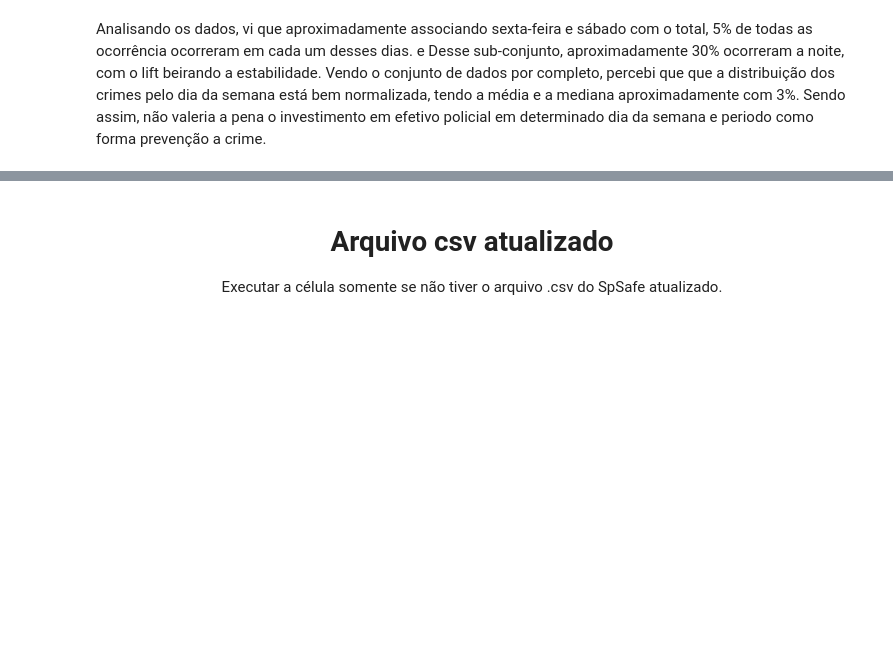
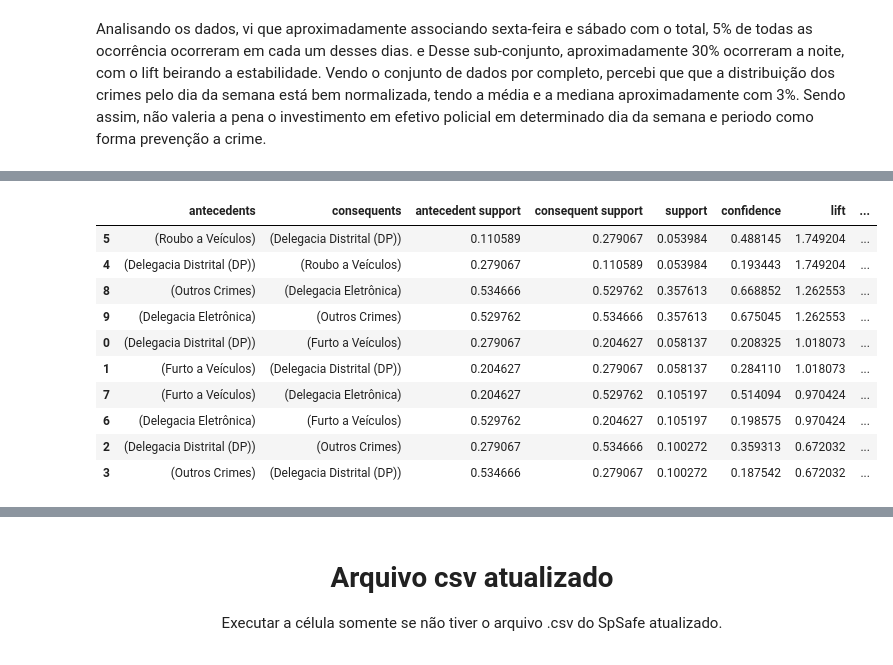
Before and after one commit to Matheuskpds/Ciencia-de-Dados-Projeto-TP, a Jupyter notebook: main.ipynb, the cells around one changed output, grey strips where cells are left out. Saved outputs shown, nothing was run; the diff lists cells and outputs as text; code cells hidden in the pictures; blank space fills up the shorter version.

```diff
--- a/main.ipynb
+++ b/main.ipynb
@@ -1931,0 +2065,4 @@ Mediana do suporte: 0.0283
+# %%
+df_elab_group = df[['NUM_BO','GRUPO_CRIME', 'GRUPO_ELAB']].copy()
+df_elab_group.dropna(inplace=True)
+df_elab_group
@@ -1931,0 +2101,3 @@ Mediana do suporte: 0.0283
+# %%
+df_elab_group['itens'] = df_elab_group.apply(lambda row: [row['GRUPO_CRIME'], row['GRUPO_ELAB']], axis=1)
+print(df_elab_group[['itens']].head(5))
@@ -1931,0 +2150,10 @@ Mediana do suporte: 0.0283
+# %%
+from mlxtend.preprocessing import TransactionEncoder
+
+# Inicializar e transformar os dados
+te = TransactionEncoder()
+te_ary = te.fit(df_elab_group['itens']).transform(df_elab_group['itens'])
+
+# Criar DataFrame codificado
+df_encoded_elab_group = pd.DataFrame(te_ary, columns=te.columns_)
+df_encoded_elab_group
@@ -1931,0 +2198,13 @@ Mediana do suporte: 0.0283
+# %%
+from mlxtend.frequent_patterns import apriori
+
+# Encontrar itens frequentes (pares crime + delegacia)
+frequent_itemsets = apriori(
+    df_encoded_elab_group,
+    min_support=0.05,  # Ajuste conforme seu dataset (ex: 5% das ocorrências)
+    use_colnames=True
+)
+
+# Ordenar por suporte
+frequent_itemsets_group = frequent_itemsets.sort_values(by='support', ascending=False)
+frequent_itemsets_group
@@ -1931,0 +2228,24 @@ Mediana do suporte: 0.0283
+# %%
+from mlxtend.frequent_patterns import association_rules
+
+# Gerar regras com base na confiança ou lift
+rules = association_rules(
+    frequent_itemsets,
+    metric='confidence',
+    min_threshold=0.00  # Confiança mínima de 0%
+)
+
+# Filtrar regras relevantes (ex: lift > 1.5)
+rules[rules['lift'] >= 0.01].sort_values(by='lift', ascending=False)
+# %% [output]
+|  | antecedents | consequents | antecedent support | consequent support | support | confidence | lift | ... |
+| 5 | (Roubo a Veículos) | (Delegacia Distrital (DP)) | 0.110589 | 0.279067 | 0.053984 | 0.488145 | 1.749204 | ... |
+| 4 | (Delegacia Distrital (DP)) | (Roubo a Veículos) | 0.279067 | 0.110589 | 0.053984 | 0.193443 | 1.749204 | ... |
+| 8 | (Outros Crimes) | (Delegacia Eletrônica) | 0.534666 | 0.529762 | 0.357613 | 0.668852 | 1.262553 | ... |
+| 9 | (Delegacia Eletrônica) | (Outros Crimes) | 0.529762 | 0.534666 | 0.357613 | 0.675045 | 1.262553 | ... |
+| 0 | (Delegacia Distrital (DP)) | (Furto a Veículos) | 0.279067 | 0.204627 | 0.058137 | 0.208325 | 1.018073 | ... |
+| 1 | (Furto a Veículos) | (Delegacia Distrital (DP)) | 0.204627 | 0.279067 | 0.058137 | 0.284110 | 1.018073 | ... |
+| 7 | (Furto a Veículos) | (Delegacia Eletrônica) | 0.204627 | 0.529762 | 0.105197 | 0.514094 | 0.970424 | ... |
+| 6 | (Delegacia Eletrônica) | (Furto a Veículos) | 0.529762 | 0.204627 | 0.105197 | 0.198575 | 0.970424 | ... |
+| 2 | (Delegacia Distrital (DP)) | (Outros Crimes) | 0.279067 | 0.534666 | 0.100272 | 0.359313 | 0.672032 | ... |
+| 3 | (Outros Crimes) | (Delegacia Distrital (DP)) | 0.534666 | 0.279067 | 0.100272 | 0.187542 | 0.672032 | ... |
```
Also changed, not shown: parts of 30 cells of this notebook.
